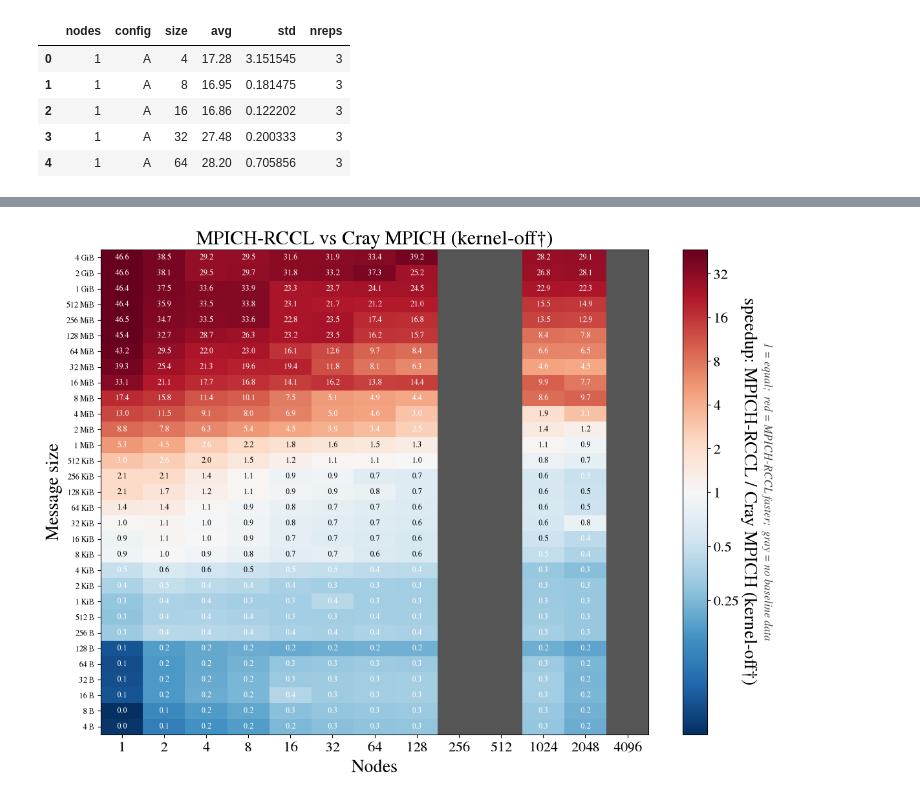
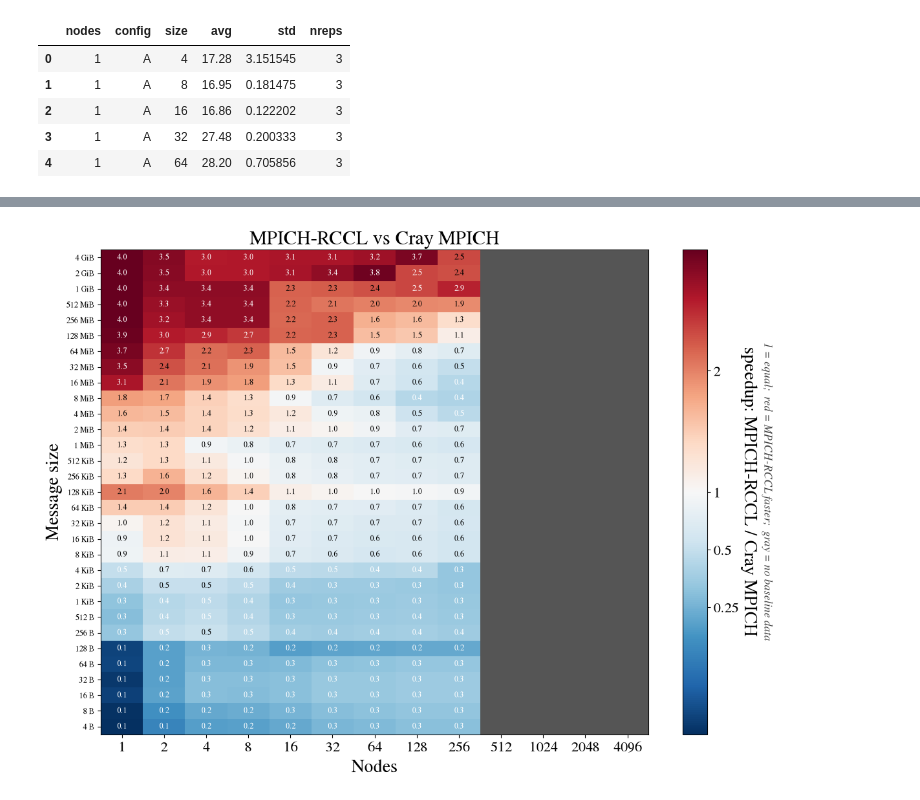
Before and after one commit to ggracelii/mpich-rccl, a Jupyter notebook: frontier/plots/plot.ipynb, the cells around one changed output, grey strips where cells are left out. Saved outputs shown, nothing was run; the diff lists cells and outputs as text; code cells hidden in the pictures.

Commit message:
plot updates

```diff
--- a/frontier/plots/plot.ipynb
+++ b/frontier/plots/plot.ipynb
@@ -26,9 +28,9 @@ RESULTS = "results_sweep" if os.path.isdir("results_sweep") else "../results_swe
 OSU_FILES = {"A":"A_mpich_host.txt","B":"B_mpich_dev.txt",
              "C":"C_mpich_rccl.txt","D":"D_cray_gpuaware.txt"}
 LABEL = {"A":"MPICH (host CPU)","B":"MPICH (device)","C":"MPICH-RCCL",
-         "D":"Cray MPICH","E":"RCCL (rccl-tests)",
+         "D":"Cray MPICH (default 8MB\u2020)","E":"RCCL (rccl-tests)",
          "K":"Cray MPICH (kernel-off\u2020)",   # \u2020 = non-default workaround configs
-         "T":"Cray MPICH (BLK=64 MB\u2020)"}   # tuned: kernel path + MPICH_GPU_ALLREDUCE_BLK_SIZE=64MB (rescues >4 MiB at >=1024)
+         "T":"Cray MPICH"}   # BLK=64MB tuned config = THE Cray line on all plots (detail in NOTES/report)
 
 def parse_osu(path):
     out = []
@@ -464,6 +480,6 @@ plot_scaling("1MiB")             # size: "1KiB", "16MiB", "1GiB", "2GiB", "4GiB"
 # %%
-plot_crossover("K")              # crossover heatmap: red = MPICH-RCCL faster, gray = no Cray data
+plot_crossover("T")              # crossover heatmap: red = MPICH-RCCL faster, gray = no Cray data
 # %% [output]
-[figure, old version]
+[figure, new version]
 # %%
 # ML gradient-sync (2 plots). solid=RCCL, dashed=Cray (both circles); light dotted square = RCCL speedup (right axis)
```
Also changed, not shown: parts of 6 cells of this notebook, 1 other file.
